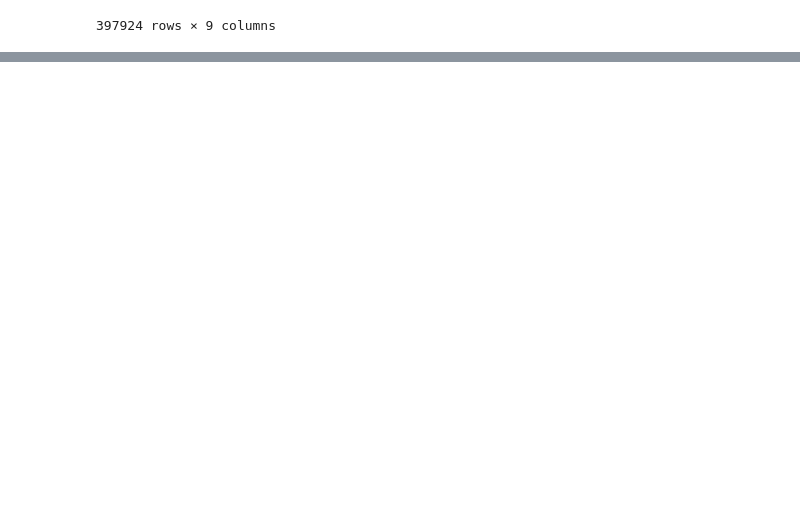
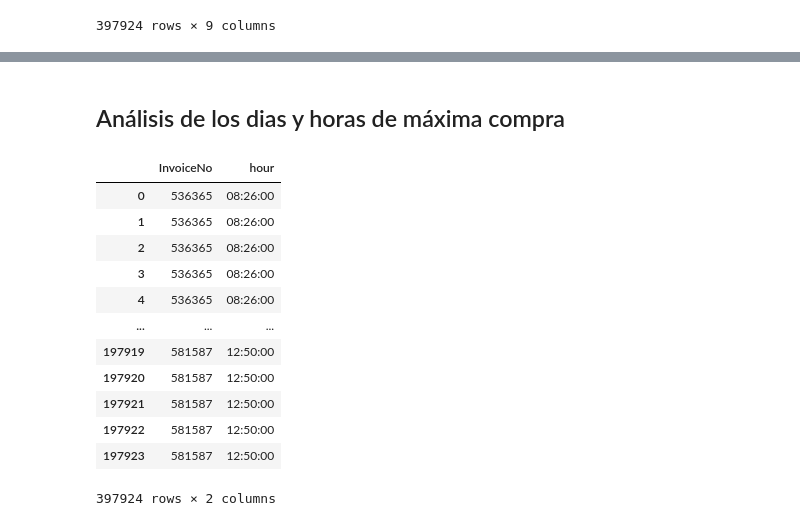
Before and after one commit to SBGuillermo/TFM-AnalisisComercio, a Jupyter notebook: Notebooks/2_Analisis_cualitativo_datset.ipynb, the cells around one changed output, grey strips where cells are left out. Saved outputs shown, nothing was run; the diff lists cells and outputs as text; code cells hidden in the pictures; blank space fills up the shorter version.

```diff
--- a/Notebooks/2_Analisis_cualitativo_datset.ipynb
+++ b/Notebooks/2_Analisis_cualitativo_datset.ipynb
@@ -103,0 +143,19 @@ df
+# %% [markdown]
+## Análisis de los dias y horas de máxima compra
+# %%
+mx_time = df.drop(['StockCode','Description','Quantity','UnitPrice','Country','CustomerID','PrecioTotal', 'day'], axis=1)
+mx_time
+# %% [output]
+|  | InvoiceNo | hour |
+| 0 | 536365 | 08:26:00 |
+| 1 | 536365 | 08:26:00 |
+| 2 | 536365 | 08:26:00 |
+| 3 | 536365 | 08:26:00 |
+| 4 | 536365 | 08:26:00 |
+| ... | ... | ... |
+| 197919 | 581587 | 12:50:00 |
+| 197920 | 581587 | 12:50:00 |
+| 197921 | 581587 | 12:50:00 |
+| 197922 | 581587 | 12:50:00 |
+| 197923 | 581587 | 12:50:00 |
+397924 rows × 2 columns
```
Also changed, not shown: parts of 16 cells of this notebook.
